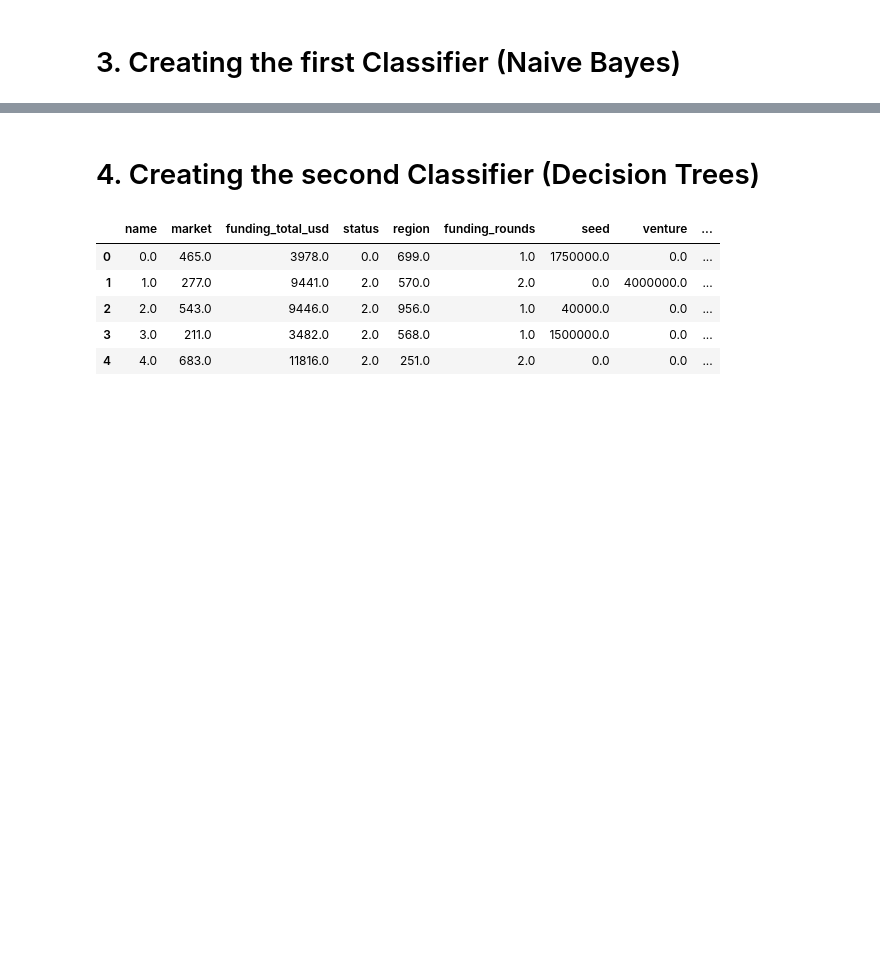
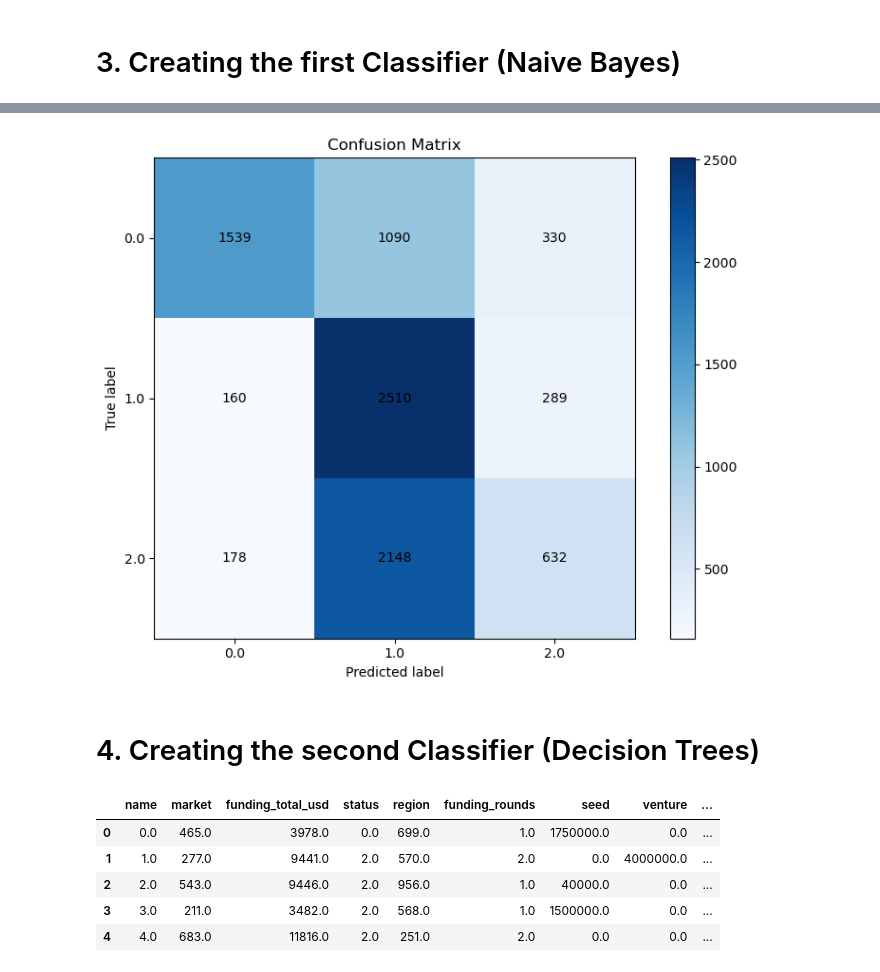
Before and after one commit to lgndluke/ML_Lab_Project, a Jupyter notebook: Lab_Project/ML_Lab_Project.ipynb, the cells around one changed output, grey strips where cells are left out. Drawn from its saved outputs; the diff is of its cells as text; code cells hidden in the pictures; blank space fills up the shorter version.

```diff
--- a/Lab_Project/ML_Lab_Project.ipynb
+++ b/Lab_Project/ML_Lab_Project.ipynb
@@ -262,0 +284,3 @@ df_nb.head()
+# %%
+model = nb.BernoulliNB(alpha=0.0035564803062231283) # set alpha to good value; default=1.0 is not working great. (if you want to try..)
+model.fit(x_train, y_train)
@@ -262,0 +293,2 @@ df_nb.head()
+# %%
+y_pred=model.predict(x_test)
@@ -263,3 +313,28 @@ df_nb.head()
+# %%
+
+cm = confusion_matrix(y_test, y_pred)
+
+fig, ax = plt.subplots(figsize=(8, 6))
+cax = ax.imshow(cm, interpolation='nearest', cmap='Blues')
+fig.colorbar(cax)
+
+classes = np.unique(y_test)
+ax.set(xticks=np.arange(cm.shape[1]),
+       yticks=np.arange(cm.shape[0]),
+       xticklabels=classes, yticklabels=classes,
+       title='Confusion Matrix',
+       ylabel='True label',
+       xlabel='Predicted label')
+
+for i in range(cm.shape[0]):
+    for j in range(cm.shape[1]):
+        ax.text(j, i, cm[i, j],
+                ha="center", va="center", color="black")
+
+plt.tight_layout()
+plt.show()
+# %% [output]
+[figure, added]
 # %% [markdown]
 # 4. Creating the second Classifier (Decision Trees)
 # %%
```
Also changed, not shown: parts of 6 cells of this notebook.
